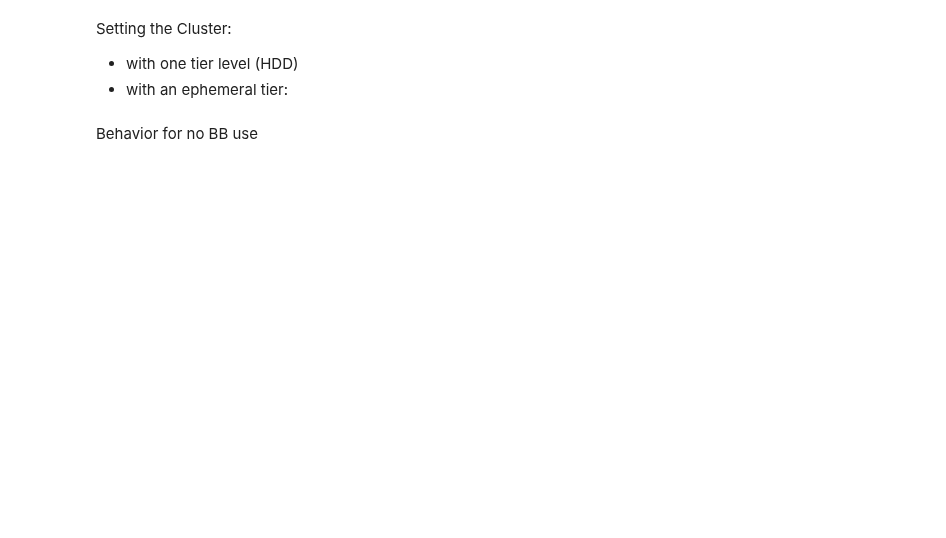
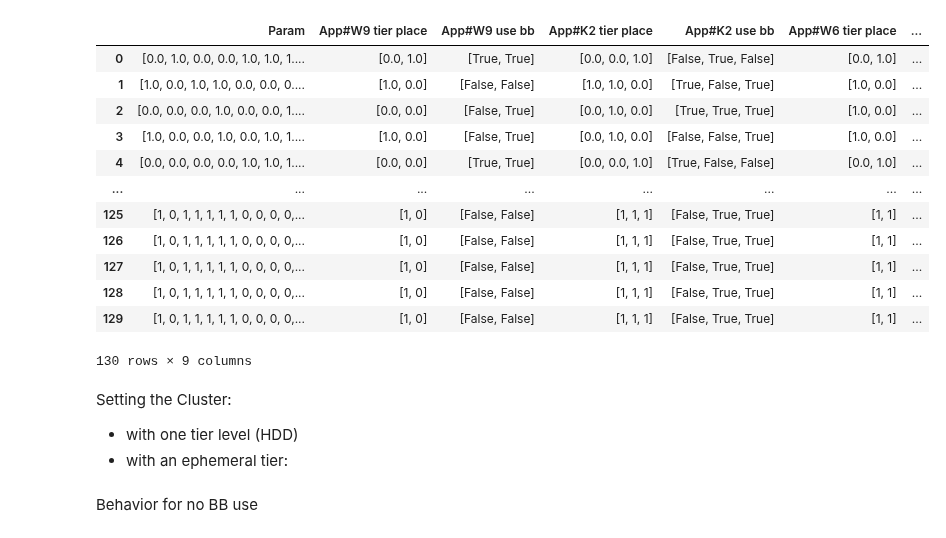
Before and after one commit to io-sea/recommendation-system, a Jupyter notebook: cluster_simulator/notebooks/iosea-workshop-3-ephemeral-tiers.ipynb, the cells around one changed output. Cells and saved outputs as stored; diff of their text form; code cells hidden in the pictures; blank space fills up the shorter version.

```diff
--- a/cluster_simulator/notebooks/iosea-workshop-3-ephemeral-tiers.ipynb
+++ b/cluster_simulator/notebooks/iosea-workshop-3-ephemeral-tiers.ipynb
@@ -17,3 +18,27 @@ from cluster_simulator.analytics import *
+# %%
+import numpy as np
+import pandas as pd
+import os
+
+pathfile = os.path.join(os.getcwd(), "flavor_optim")
+df = pd.read_pickle(pathfile)
+#sorted_df = df.sort_values(by=['Fitness'], inplace=False, ascending=True)
+#sorted_df.head(5)
+df
+# %% [output]
+|  | Param | App#W9 tier place | App#W9 use bb | App#K2 tier place | App#K2 use bb | App#W6 tier place | ... |
+| 0 | [0.0, 1.0, 0.0, 0.0, 1.0, 1.0, 1.... | [0.0, 1.0] | [True, True] | [0.0, 0.0, 1.0] | [False, True, False] | [0.0, 1.0] | ... |
+| 1 | [1.0, 0.0, 1.0, 1.0, 0.0, 0.0, 0.... | [1.0, 0.0] | [False, False] | [1.0, 1.0, 0.0] | [True, False, True] | [1.0, 0.0] | ... |
+| 2 | [0.0, 0.0, 0.0, 1.0, 0.0, 0.0, 1.... | [0.0, 0.0] | [False, True] | [0.0, 1.0, 0.0] | [True, True, True] | [1.0, 0.0] | ... |
+| 3 | [1.0, 0.0, 0.0, 1.0, 0.0, 1.0, 1.... | [1.0, 0.0] | [False, True] | [0.0, 1.0, 0.0] | [False, False, True] | [1.0, 0.0] | ... |
+| 4 | [0.0, 0.0, 0.0, 0.0, 1.0, 1.0, 1.... | [0.0, 0.0] | [True, True] | [0.0, 0.0, 1.0] | [True, False, False] | [0.0, 1.0] | ... |
+| ... | ... | ... | ... | ... | ... | ... | ... |
+| 125 | [1, 0, 1, 1, 1, 1, 1, 0, 0, 0, 0,... | [1, 0] | [False, False] | [1, 1, 1] | [False, True, True] | [1, 1] | ... |
+| 126 | [1, 0, 1, 1, 1, 1, 1, 0, 0, 0, 0,... | [1, 0] | [False, False] | [1, 1, 1] | [False, True, True] | [1, 1] | ... |
+| 127 | [1, 0, 1, 1, 1, 1, 1, 0, 0, 0, 0,... | [1, 0] | [False, False] | [1, 1, 1] | [False, True, True] | [1, 1] | ... |
+| 128 | [1, 0, 1, 1, 1, 1, 1, 0, 0, 0, 0,... | [1, 0] | [False, False] | [1, 1, 1] | [False, True, True] | [1, 1] | ... |
+| 129 | [1, 0, 1, 1, 1, 1, 1, 0, 0, 0, 0,... | [1, 0] | [False, False] | [1, 1, 1] | [False, True, True] | [1, 1] | ... |
+130 rows × 9 columns
 # %% [markdown]
 Setting the Cluster:
 - with one tier level (HDD)
```
Also changed, not shown: parts of 7 cells of this notebook, 2 other files.
